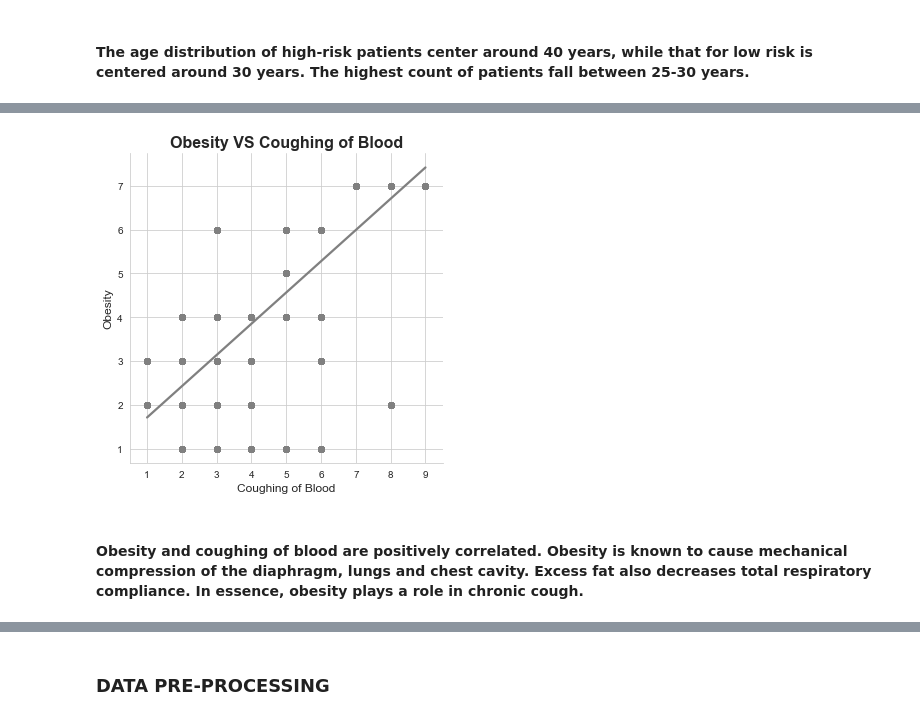
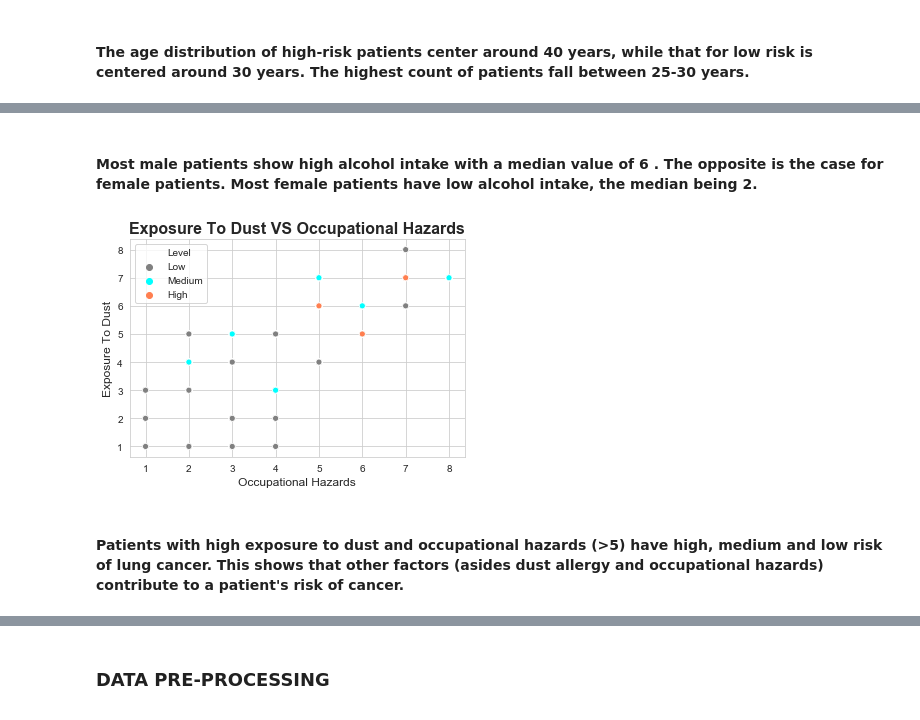
Before and after one commit to Lehita/PROJECTS, a Jupyter notebook: Lung Cancer Risk Prediction/Lung Cancer Project.ipynb, the cells around one changed output, grey strips where cells are left out. Cells and saved outputs as stored; diff of their text form; code cells hidden in the pictures.

```diff
--- a/Lung Cancer Risk Prediction/Lung Cancer Project.ipynb
+++ b/Lung Cancer Risk Prediction/Lung Cancer Project.ipynb
@@ -130,3 +130,11 @@ data.describe().T
 | FrequentCold | 1000.0 | 3.536 | 1.832502 | 1.0 | 2.00 | 3.0 | 5.0 | 7.0 |
 | DryCough | 1000.0 | 3.853 | 2.039007 | 1.0 | 2.00 | 4.0 | 6.0 | 7.0 |
 | Snoring | 1000.0 | 2.926 | 1.474686 | 1.0 | 2.00 | 3.0 | 4.0 | 7.0 |
+# %%
+#editing the genetic risk column
+for i in data["GeneticRisk"]:
+    if i >= 5:
+        data["GeneticRisk"].replace([i],"yes",inplace=True)
+    else:
+        data["GeneticRisk"].replace([i],"no",inplace=True)
+data["GeneticRisk"].unique()
@@ -315,10 +273,12 @@ plt.show()
+# %% [markdown]
+#### Most male patients show high alcohol intake with a median value of 6 . The opposite is the case for female patients. Most female patients have low alcohol intake, the median being 2.
 # %%
-sns.lmplot(x="Coughing_of_Blood",y="Obesity",data=data,ci=None,scatter_kws={'color':'gray'},line_kws={'color':'gray'})
-plt.title("Obesity VS Coughing of Blood",fontsize=16,fontweight='bold')
-plt.xlabel("Coughing of Blood",fontsize=12)
-plt.ylabel("Obesity",fontsize=12)
+sns.scatterplot(x="Occupational_hazards",y="Dust_allergy",data=data,hue="Level",palette=["gray","cyan","coral"])
+plt.title("Exposure To Dust VS Occupational Hazards",fontsize=16,fontweight='bold')
+plt.xlabel("Occupational Hazards",fontsize=12)
+plt.ylabel("Exposure To Dust",fontsize=12)
 plt.show()
 # %% [output]
-[figure, old version]
+[figure, new version]
-# %% [markdown]
-#### Obesity and coughing of blood are positively correlated. Obesity is known to cause mechanical compression of the diaphragm, lungs and chest cavity. Excess fat also decreases total respiratory compliance. In essence, obesity plays a role in chronic cough.
+# %% [markdown]
+#### Patients with high exposure to dust and occupational hazards (>5) have high, medium and low risk of lung cancer. This shows that other factors (asides dust allergy and occupational hazards) contribute to a patient's risk of cancer.
```
Also changed, not shown: parts of 42 cells of this notebook, 8 other files.
